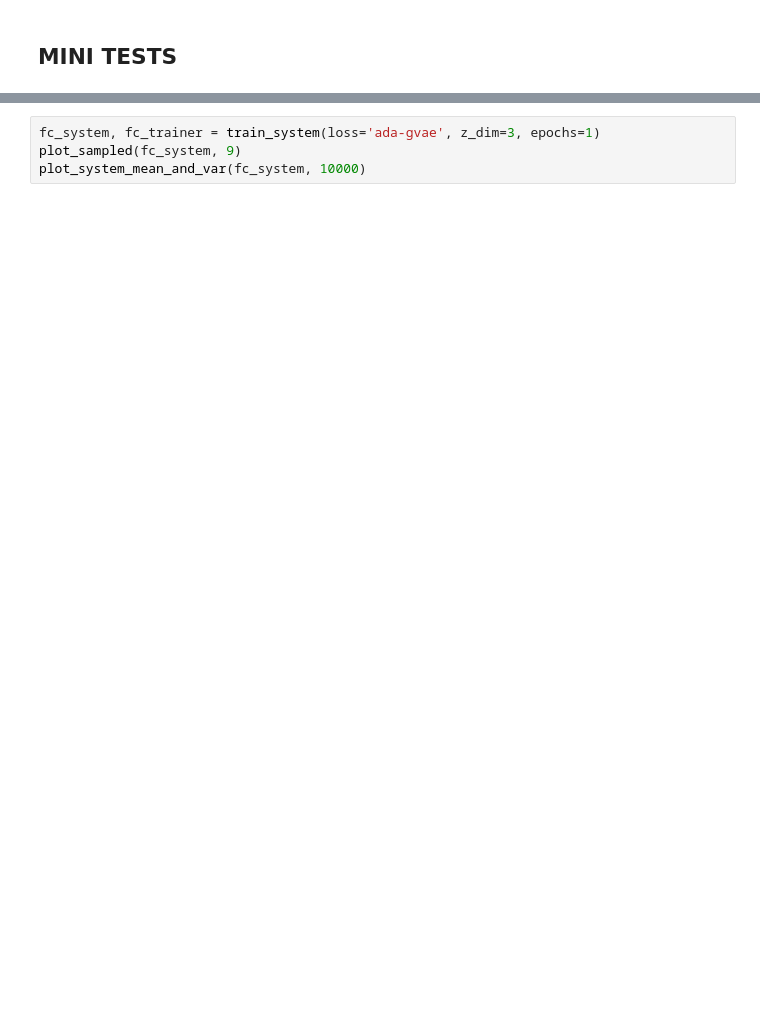
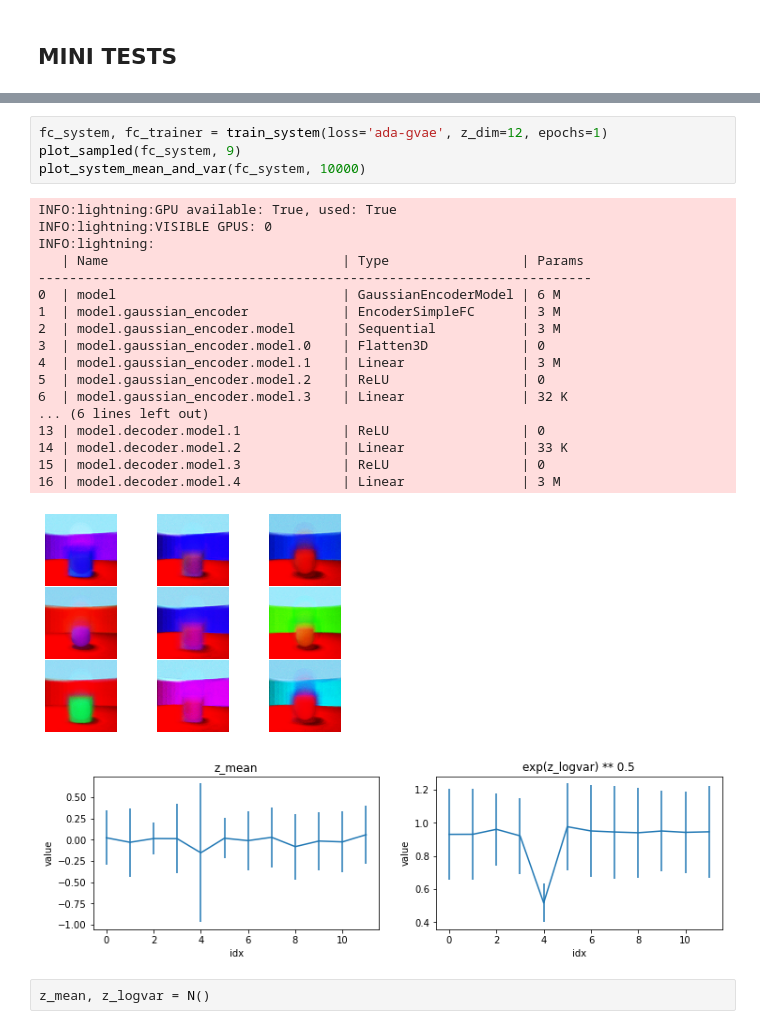
Before and after one commit to nmichlo/disent, a Jupyter notebook: main.ipynb, the cells around one changed output, grey strips where cells are left out. Drawn from its saved outputs; the diff is of its cells as text; blank space fills up the shorter version.

```diff
--- a/main.ipynb
+++ b/main.ipynb
@@ -118,4 +177,26 @@ INFO:lightning:
 # %%
-fc_system, fc_trainer = train_system(loss='ada-gvae', z_dim=3, epochs=1)
+fc_system, fc_trainer = train_system(loss='ada-gvae', z_dim=12, epochs=1)
 plot_sampled(fc_system, 9)
 plot_system_mean_and_var(fc_system, 10000)
+# %% [output]
+INFO:lightning:GPU available: True, used: True
+INFO:lightning:VISIBLE GPUS: 0
+INFO:lightning:
+   | Name                              | Type                 | Params
+-----------------------------------------------------------------------
+0  | model                             | GaussianEncoderModel | 6 M
+1  | model.gaussian_encoder            | EncoderSimpleFC      | 3 M
+2  | model.gaussian_encoder.model      | Sequential           | 3 M
+3  | model.gaussian_encoder.model.0    | Flatten3D            | 0
+4  | model.gaussian_encoder.model.1    | Linear               | 3 M
+5  | model.gaussian_encoder.model.2    | ReLU                 | 0
+6  | model.gaussian_encoder.model.3    | Linear               | 32 K
+... (6 lines left out)
+13 | model.decoder.model.1             | ReLU                 | 0
+14 | model.decoder.model.2             | Linear               | 33 K
+15 | model.decoder.model.3             | ReLU                 | 0
+16 | model.decoder.model.4             | Linear               | 3 M
+[figure, added]
+[figure, added]
+# %%
+z_mean, z_logvar = N()
```
Also changed, not shown: parts of 15 cells of this notebook, 15 other files.
